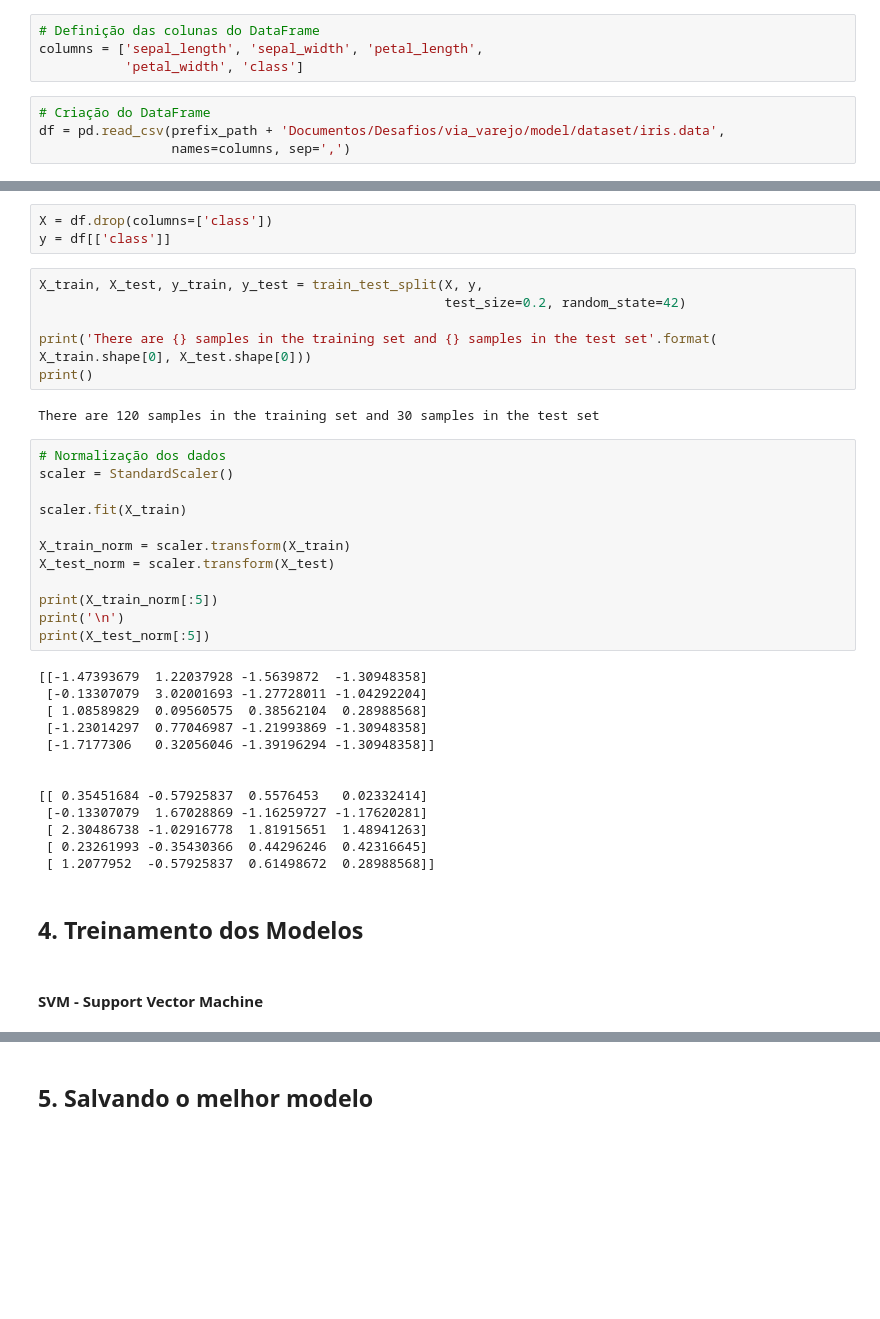
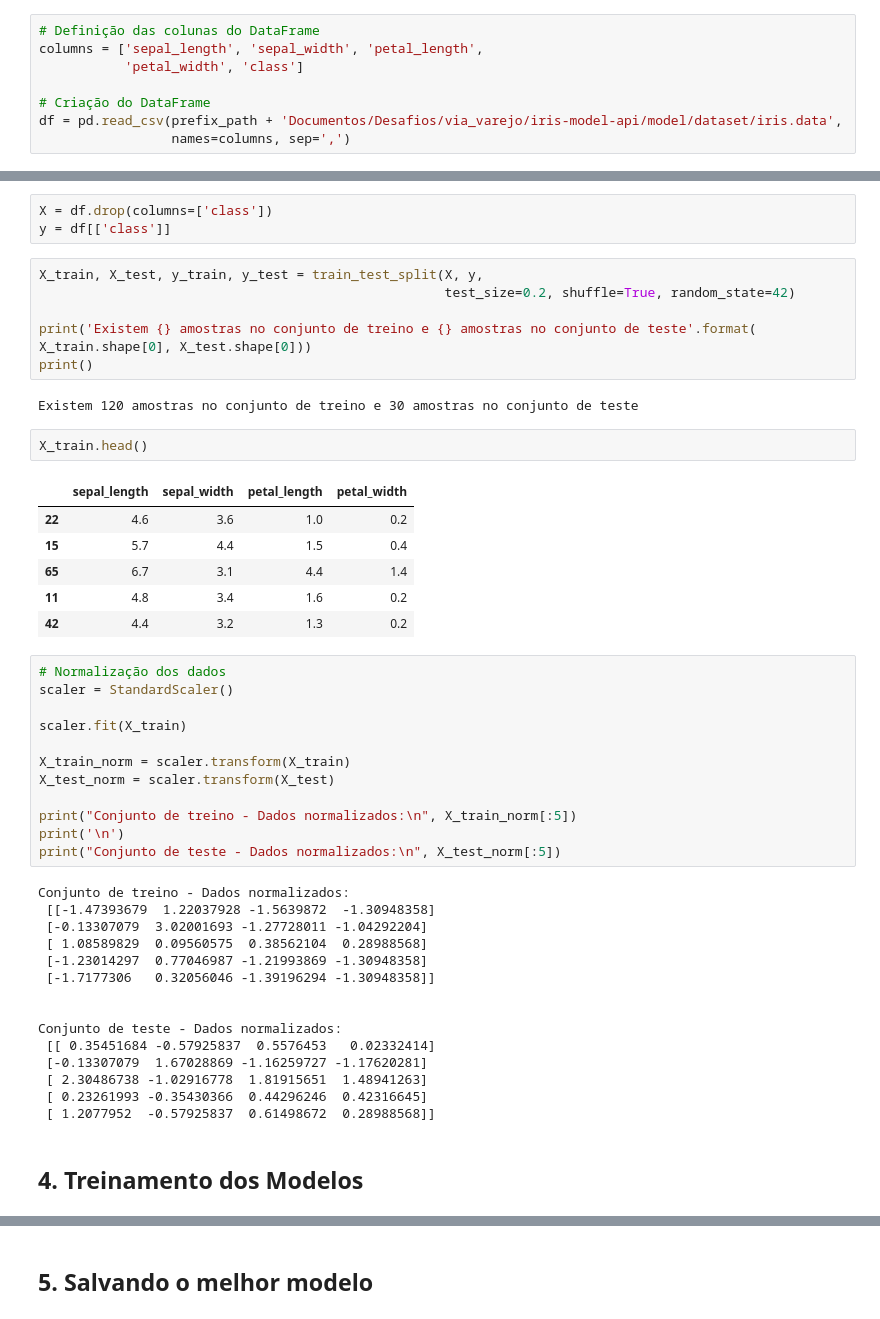
Before and after one commit to ldynczuki/iris-model-api, a Jupyter notebook: model/iris_model.ipynb, the cells around one changed output, grey strips where cells are left out. Saved outputs shown, nothing was run; the diff lists cells and outputs as text; blank space fills up the shorter version.

Commit message:
Ajustes API e Treino do modelo

```diff
--- a/model/iris_model.ipynb
+++ b/model/iris_model.ipynb
@@ -46,10 +49,10 @@ prefix_path = '/home/lucas/'
 # Definição das colunas do DataFrame
 columns = ['sepal_length', 'sepal_width', 'petal_length',
            'petal_width', 'class']
+
+# Criação do DataFrame
+df = pd.read_csv(prefix_path + 'Documentos/Desafios/via_varejo/iris-model-api/model/dataset/iris.data',
+                 names=columns, sep=',')
-# %%
-# Criação do DataFrame
-df = pd.read_csv(prefix_path + 'Documentos/Desafios/via_varejo/model/dataset/iris.data',
-                 names=columns, sep=',')
 # %%
 df.shape
 # %% [output]
@@ -183,13 +188,22 @@ X = df.drop(columns=['class'])
 y = df[['class']]
 # %%
 X_train, X_test, y_train, y_test = train_test_split(X, y,
-                                                    test_size=0.2, random_state=42)
+                                                    test_size=0.2, shuffle=True, random_state=42)
 
-print('There are {} samples in the training set and {} samples in the test set'.format(
+print('Existem {} amostras no conjunto de treino e {} amostras no conjunto de teste'.format(
 X_train.shape[0], X_test.shape[0]))
 print()
 # %% [output]
-There are 120 samples in the training set and 30 samples in the test set
+Existem 120 amostras no conjunto de treino e 30 amostras no conjunto de teste
+# %%
+X_train.head()
+# %% [output]
+|  | sepal_length | sepal_width | petal_length | petal_width |
+| 22 | 4.6 | 3.6 | 1.0 | 0.2 |
+| 15 | 5.7 | 4.4 | 1.5 | 0.4 |
+| 65 | 6.7 | 3.1 | 4.4 | 1.4 |
+| 11 | 4.8 | 3.4 | 1.6 | 0.2 |
+| 42 | 4.4 | 3.2 | 1.3 | 0.2 |
 # %%
 # Normalização dos dados
 scaler = StandardScaler()
@@ -199,23 +213,23 @@ scaler.fit(X_train)
 X_train_norm = scaler.transform(X_train)
 X_test_norm = scaler.transform(X_test)
 
-print(X_train_norm[:5])
+print("Conjunto de treino - Dados normalizados:\n", X_train_norm[:5])
 print('\n')
-print(X_test_norm[:5])
+print("Conjunto de teste - Dados normalizados:\n", X_test_norm[:5])
 # %% [output]
-[[-1.47393679  1.22037928 -1.5639872  -1.30948358]
+Conjunto de treino - Dados normalizados:
+ [[-1.47393679  1.22037928 -1.5639872  -1.30948358]
  [-0.13307079  3.02001693 -1.27728011 -1.04292204]
  [ 1.08589829  0.09560575  0.38562104  0.28988568]
  [-1.23014297  0.77046987 -1.21993869 -1.30948358]
  [-1.7177306   0.32056046 -1.39196294 -1.30948358]]
 
 
-[[ 0.35451684 -0.57925837  0.5576453   0.02332414]
+Conjunto de teste - Dados normalizados:
+ [[ 0.35451684 -0.57925837  0.5576453   0.02332414]
  [-0.13307079  1.67028869 -1.16259727 -1.17620281]
  [ 2.30486738 -1.02916778  1.81915651  1.48941263]
  [ 0.23261993 -0.35430366  0.44296246  0.42316645]
  [ 1.2077952  -0.57925837  0.61498672  0.28988568]]
 # %% [markdown]
 ## **4. Treinamento dos Modelos**
-# %% [markdown]
-#### **SVM - Support Vector Machine**
```
Also changed, not shown: parts of 11 cells of this notebook, 6 other files.
